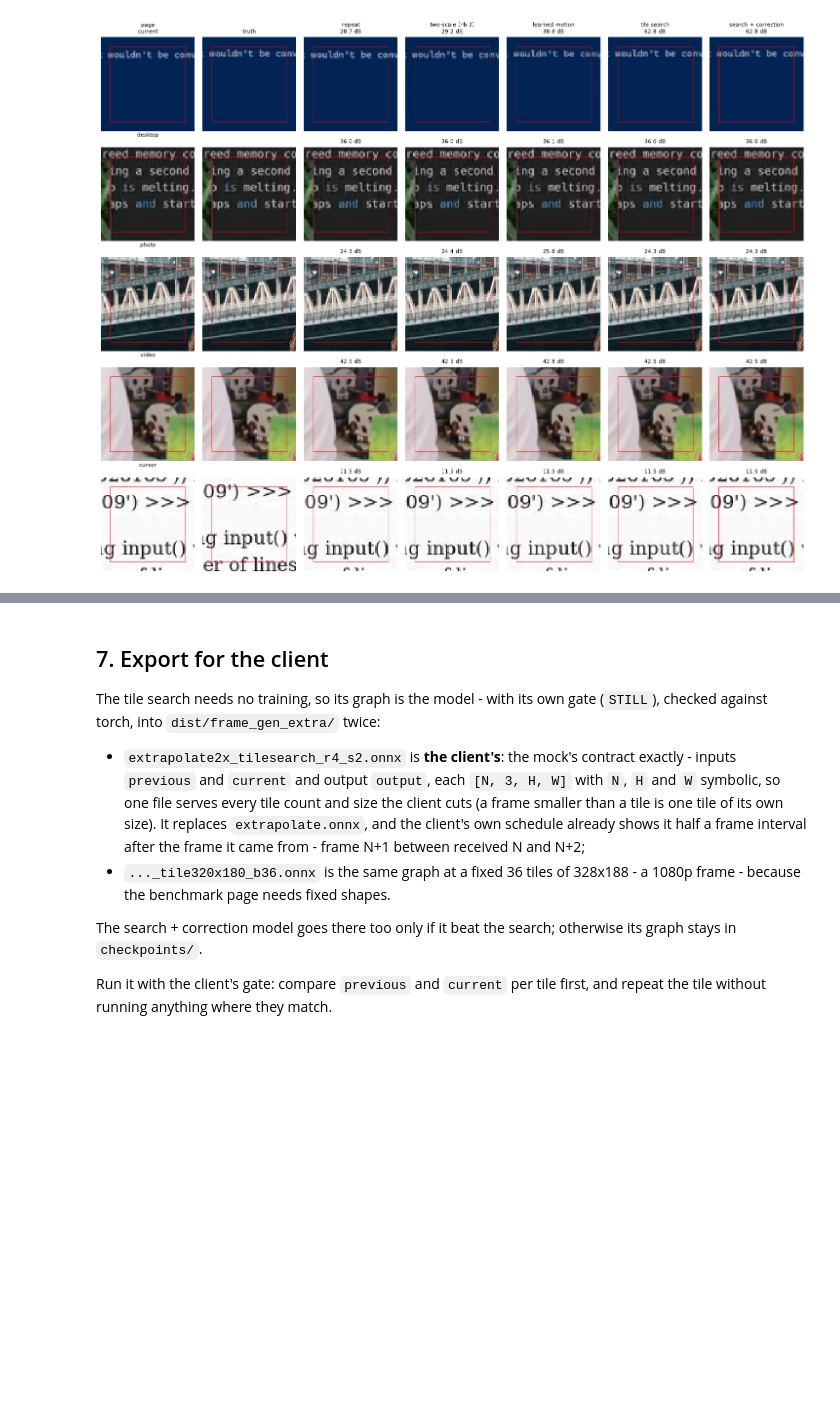
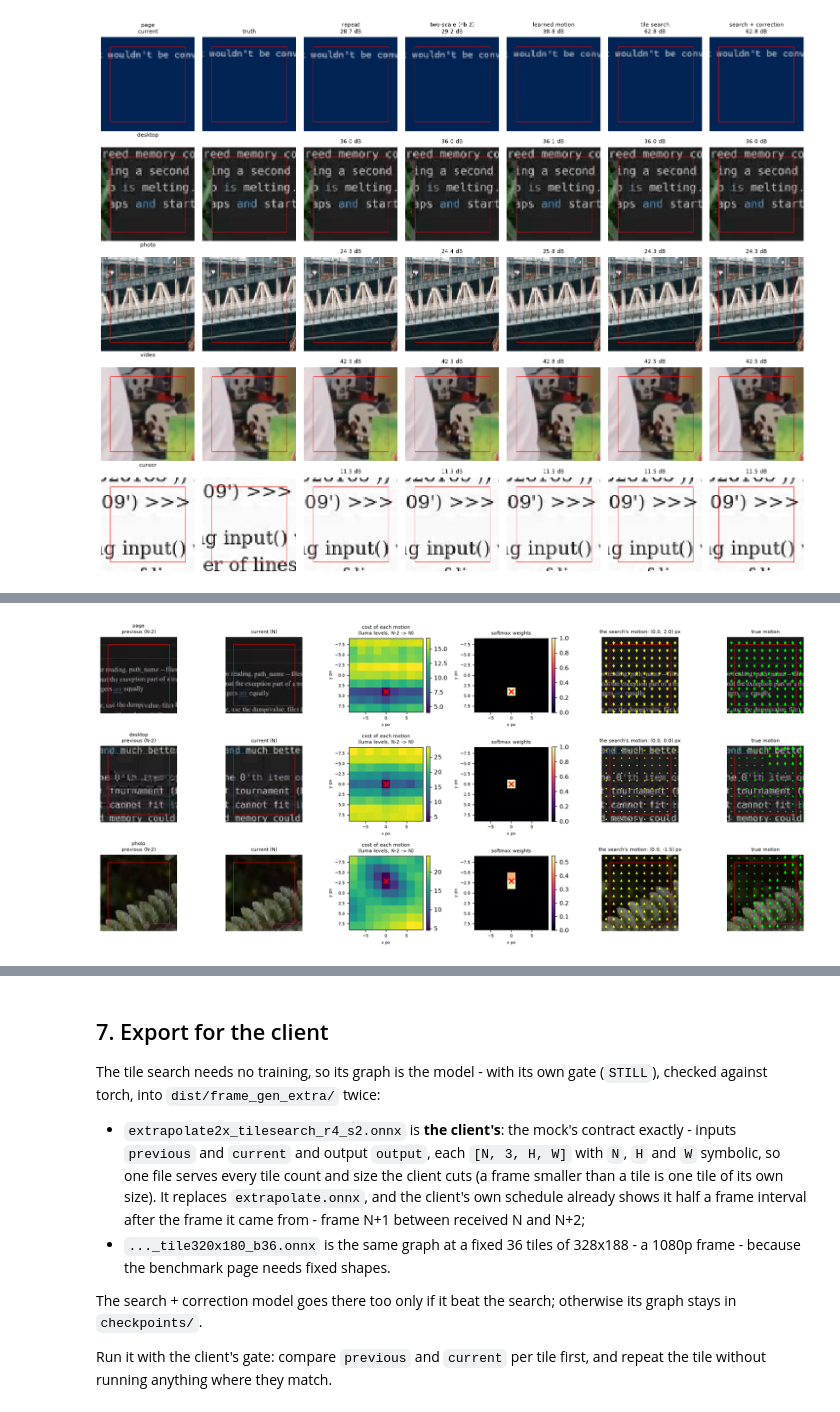
Before and after one commit to henrikszucs/desktop-streamer-ai, a Jupyter notebook: src/frame_gen_extra/03_extrapolate_motion.ipynb, the cells around one changed output, grey strips where cells are left out. Saved outputs shown, nothing was run; the diff lists cells and outputs as text; code cells hidden in the pictures; blank space fills up the shorter version.

```diff
--- a/src/frame_gen_extra/03_extrapolate_motion.ipynb
+++ b/src/frame_gen_extra/03_extrapolate_motion.ipynb
@@ -393,0 +422,35 @@ plt.show()
+# %%
+"""Inside the tile search, for one changed sample of three kinds."""
+
+from helpers import show
+
+box = (HALO, HALO, manifest["core"], manifest["core"])
+tile_search = search().to(DEVICE).eval()
+reference = models.Shift(radius=HALO, block=16, fraction=1.0).to(DEVICE)   # N -> the true N+1: sees the answer
+offsets = [(dy, dx) for dy in range(-RADIUS, RADIUS + 1) for dx in range(-RADIUS, RADIUS + 1)]
+grid = SCALE * torch.tensor([(dx, dy) for dy, dx in offsets], dtype=torch.float32, device=DEVICE)   # each motion, (x, y) px
+moving = show.moving_picks(inputs, targets, masks, KINDS, HALO, seed=SEED)   # changed samples whose content really moves
+shown_picks = [(kind, index) for kind, index in moving if kind in ("page", "photo", "desktop")]
+columns = ["previous (N-2)", "current (N)", "cost of each motion", "softmax weights", "the search's motion", "true motion"]
+fig, axes = plt.subplots(len(shown_picks), len(columns), figsize=(2.8 * len(columns), 2.6 * len(shown_picks)),
+                         squeeze=False)
+for row, (kind, index) in enumerate(shown_picks):
+    previous, current = training.to_tensor(inputs[index:index + 1]).unbind(1)
+    truth = training.to_tensor(targets[index:index + 1])
+    with torch.no_grad():
+        cost = tile_search.costs(previous, current)[0]
+        weights = torch.softmax(-SHARPNESS * cost, dim=0)
+        settled = (weights @ grid).tolist()        # the motion from N-2 to N it settles on
+        field = tile_search(previous, current).expand(-1, -1, *current.shape[-2:])
+        true_motion = reference.field(current, truth)
+    ax = axes[row]
+    show.picture(ax[0], previous, f"{kind}\n{columns[0]}", box)
+    show.picture(ax[1], current, columns[1], box)
+    show.offset_map(ax[2], cost, RADIUS, SCALE, f"{columns[2]}\n(luma levels, N-2 -> N)", mark=settled)
+    show.offset_map(ax[3], weights, RADIUS, SCALE, columns[3], cmap="magma", mark=settled)
+    show.motion(ax[4], current, field, f"{columns[4]}: ({0.0 - field[0, 0, 0, 0]:.1f}, {0.0 - field[0, 1, 0, 0]:.1f}) px", box)
+    show.motion(ax[5], current, true_motion, columns[5], box, colour=show.TRUE)
+fig.tight_layout()
+plt.show()
+# %% [output]
+[figure, added]
```
Also changed, not shown: parts of 4 cells of this notebook, 11 other files.
